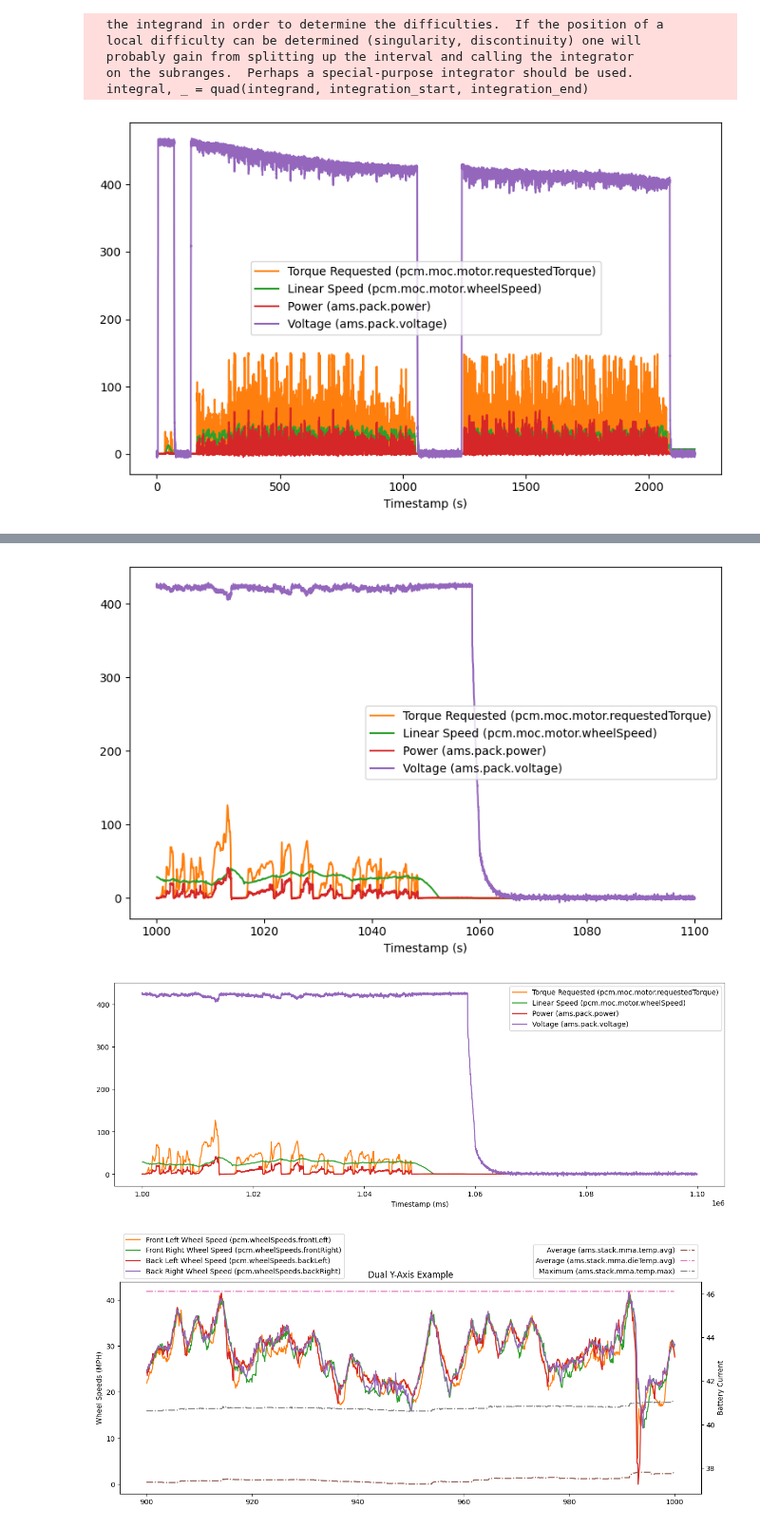
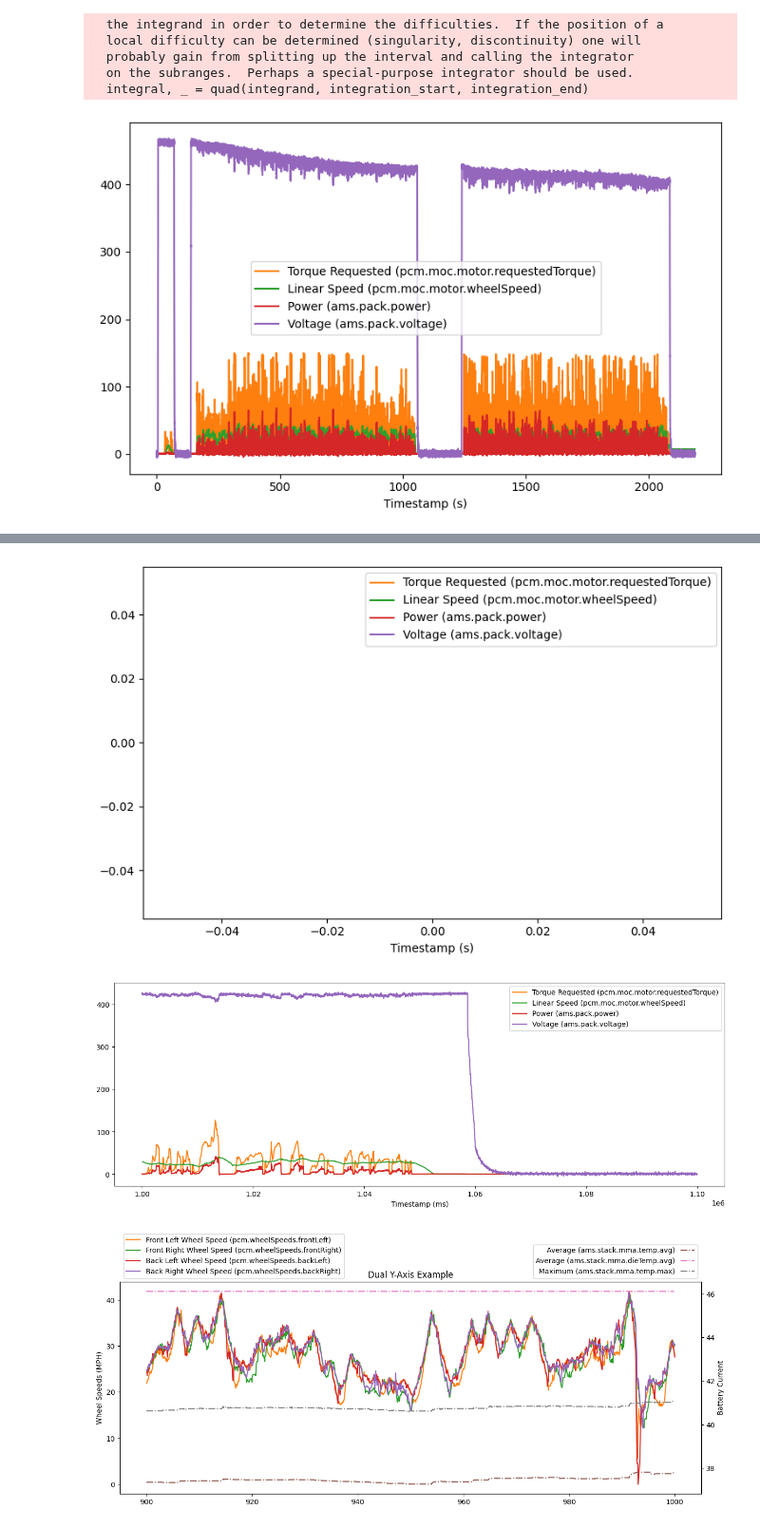
Before and after one commit to Penn-Electric-Racing/PER-Data-Analyzer, a Jupyter notebook: notebooks/Tutorial.ipynb, the cells around one changed output, grey strips where cells are left out. Shown at 95% size. Saved outputs shown, nothing was run; the diff lists cells and outputs as text; code cells hidden in the pictures.

Commit message:
added warning for empty plot

```diff
--- a/notebooks/Tutorial.ipynb
+++ b/notebooks/Tutorial.ipynb
@@ -168,7 +168,7 @@ variables = [
 aly.plot(variables)
 
 # Use start_time end_time to choose time range, default to seconds
-aly.plot(variables, start_time=1000, end_time=1100)
+aly.plot(variables, start_time=2400, end_time=2500)
 
 # We can also use miliseconds, but we need to change start/end time to ms
 # We can also change figsize
@@ -180,4 +184,4 @@ aly.plot(
-[figure, old version]
+[figure, new version]
 [figure]
 # %%
 # Variables to graph
```
Also changed, not shown: parts of 1 cell of this notebook, 1 other file.
